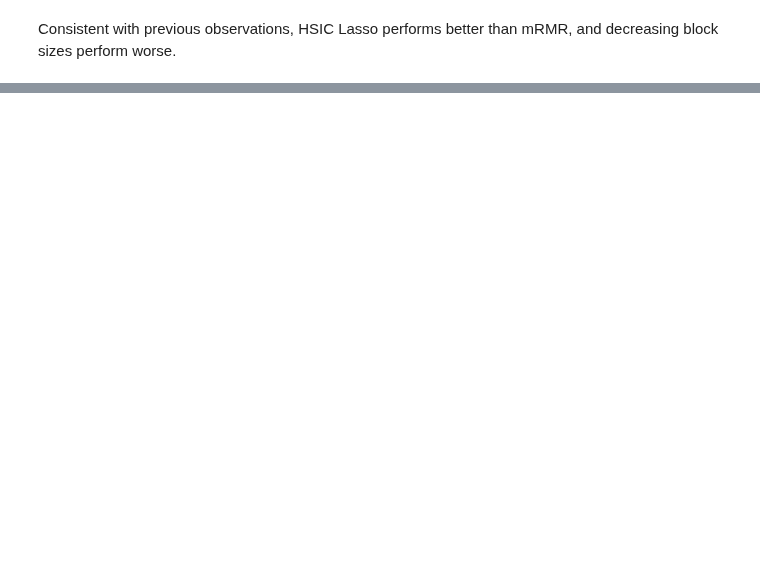
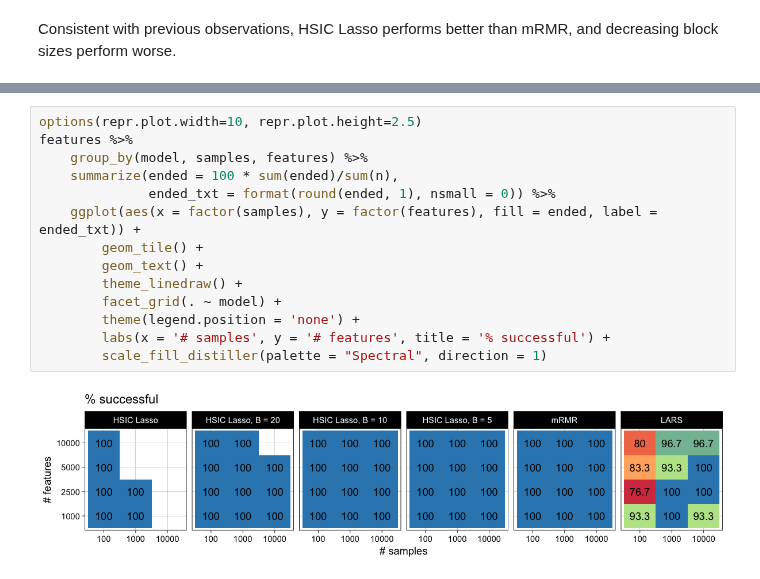
Before and after one commit to hclimente/nori, a Jupyter notebook: doc/benchmark.ipynb, the cells around one changed output, grey strips where cells are left out. Drawn from its saved outputs; the diff is of its cells as text; blank space fills up the shorter version.

```diff
--- a/doc/benchmark.ipynb
+++ b/doc/benchmark.ipynb
@@ -250 +244,17 @@ We fitted a kernelized SVR to the features selected by mRMR and HSIC lasso. Then
+# %%
+options(repr.plot.width=10, repr.plot.height=2.5)
+features %>%
+    group_by(model, samples, features) %>%
+    summarize(ended = 100 * sum(ended)/sum(n),
+              ended_txt = format(round(ended, 1), nsmall = 0)) %>%
+    ggplot(aes(x = factor(samples), y = factor(features), fill = ended, label = ended_txt)) +
+        geom_tile() +
+        geom_text() +
+        theme_linedraw() +
+        facet_grid(. ~ model) +
+        theme(legend.position = 'none') +
+        labs(x = '# samples', y = '# features', title = '% successful') +
+        scale_fill_distiller(palette = "Spectral", direction = 1)
+# %% [output]
+[figure, added]
 # %%
```
Also changed, not shown: parts of 14 cells of this notebook, 1 other file.
